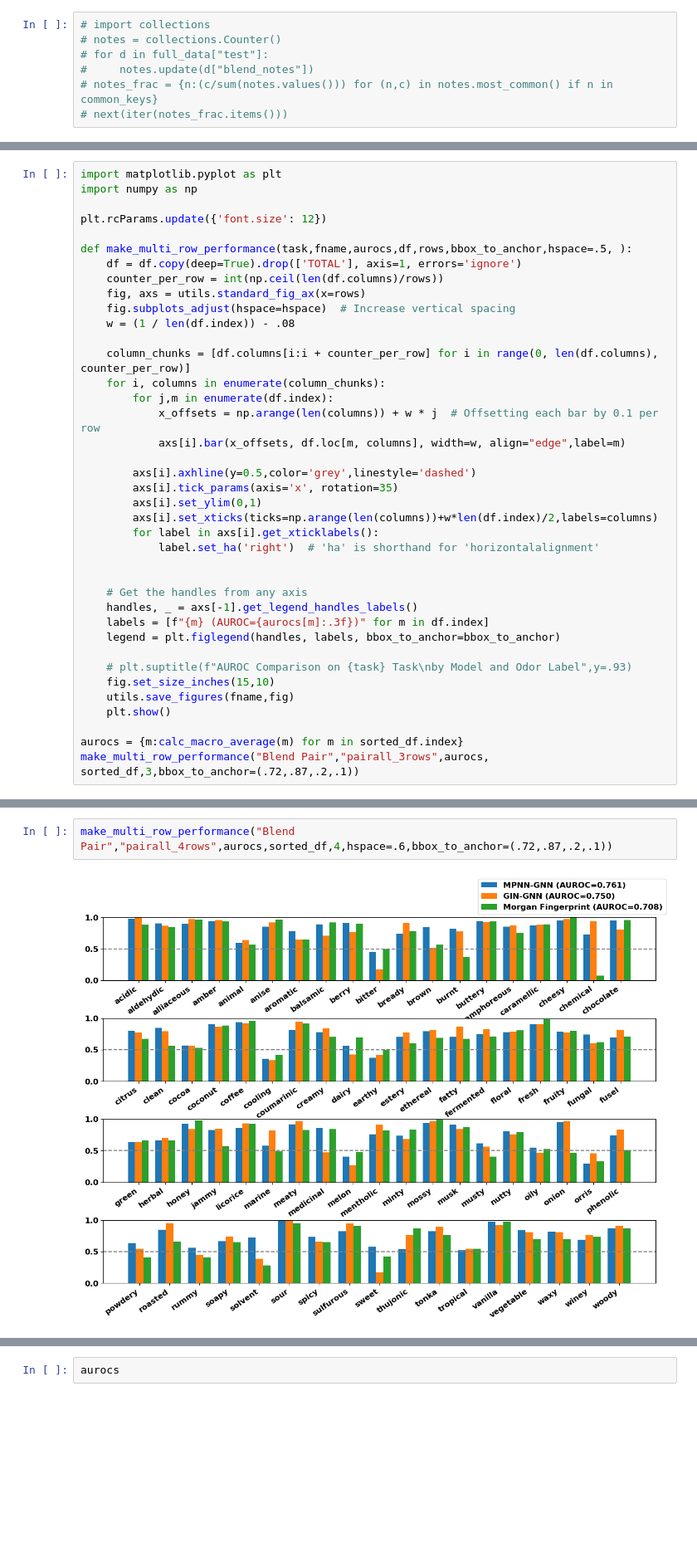
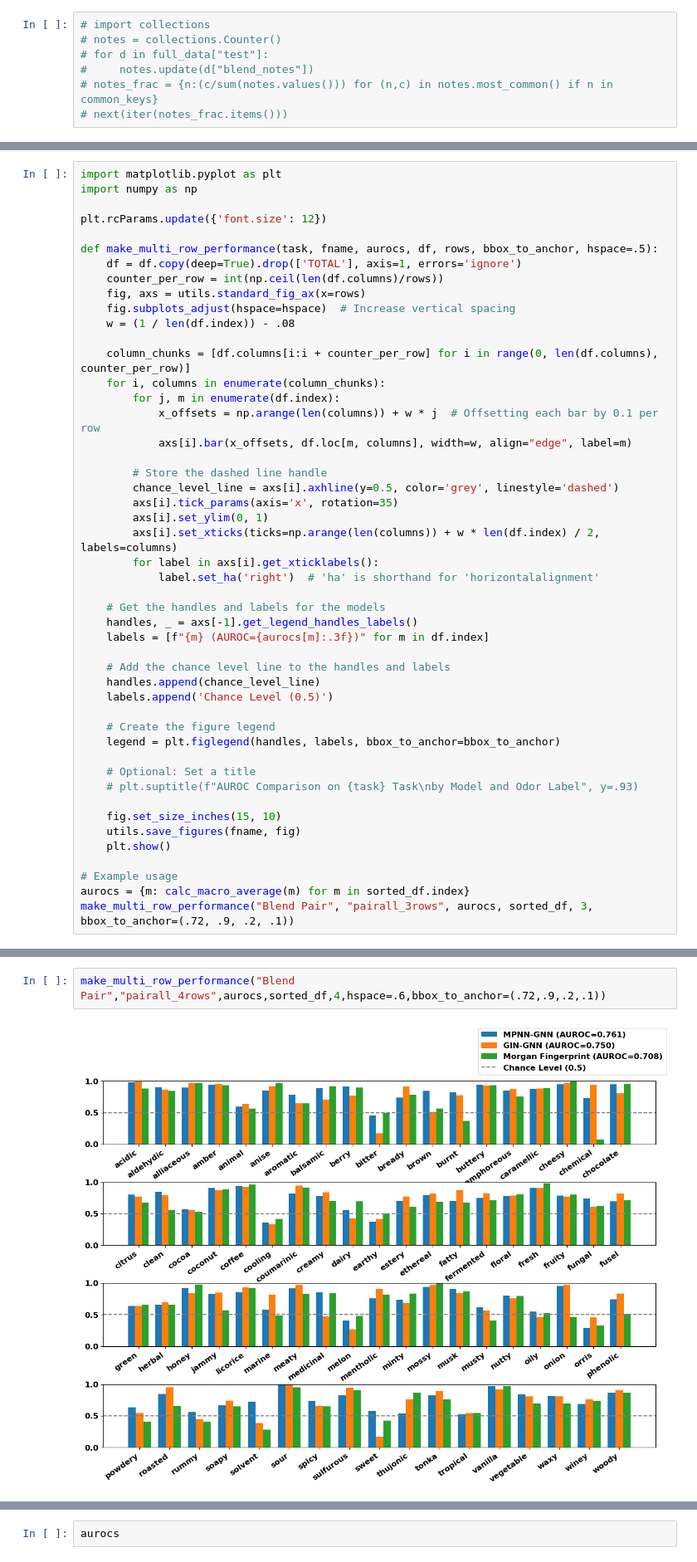
Before and after one commit to odor-pair/odor-pair, a Jupyter notebook: charts/scoring.ipynb, the cells around one changed output, grey strips where cells are left out. Shown at 83% size. Drawn from its saved outputs; the diff is of its cells as text; blank space fills up the shorter version.

```diff
--- a/charts/scoring.ipynb
+++ b/charts/scoring.ipynb
@@ -73,7 +73,7 @@ import numpy as np
 
 plt.rcParams.update({'font.size': 12})
 
-def make_multi_row_performance(task,fname,aurocs,df,rows,bbox_to_anchor,hspace=.5, ):
+def make_multi_row_performance(task, fname, aurocs, df, rows, bbox_to_anchor, hspace=.5):
     df = df.copy(deep=True).drop(['TOTAL'], axis=1, errors='ignore')
     counter_per_row = int(np.ceil(len(df.columns)/rows))
     fig, axs = utils.standard_fig_ax(x=rows)
@@ -82,28 +82,37 @@ def make_multi_row_performance(task,fname,aurocs,df,rows,bbox_to_anchor,hspace=.
 
     column_chunks = [df.columns[i:i + counter_per_row] for i in range(0, len(df.columns), counter_per_row)]
     for i, columns in enumerate(column_chunks):
-        for j,m in enumerate(df.index):
+        for j, m in enumerate(df.index):
             x_offsets = np.arange(len(columns)) + w * j  # Offsetting each bar by 0.1 per row
-            axs[i].bar(x_offsets, df.loc[m, columns], width=w, align="edge",label=m)
+            axs[i].bar(x_offsets, df.loc[m, columns], width=w, align="edge", label=m)
 
-        axs[i].axhline(y=0.5,color='grey',linestyle='dashed')
+        # Store the dashed line handle
+        chance_level_line = axs[i].axhline(y=0.5, color='grey', linestyle='dashed')
         axs[i].tick_params(axis='x', rotation=35)
-        axs[i].set_ylim(0,1)
-        axs[i].set_xticks(ticks=np.arange(len(columns))+w*len(df.index)/2,labels=columns)
+        axs[i].set_ylim(0, 1)
+        axs[i].set_xticks(ticks=np.arange(len(columns)) + w * len(df.index) / 2, labels=columns)
         for label in axs[i].get_xticklabels():
             label.set_ha('right')  # 'ha' is shorthand for 'horizontalalignment'
 
-
-    # Get the handles from any axis
+    # Get the handles and labels for the models
     handles, _ = axs[-1].get_legend_handles_labels()
     labels = [f"{m} (AUROC={aurocs[m]:.3f})" for m in df.index]
+
+    # Add the chance level line to the handles and labels
+    handles.append(chance_level_line)
+    labels.append('Chance Level (0.5)')
+
+    # Create the figure legend
     legend = plt.figlegend(handles, labels, bbox_to_anchor=bbox_to_anchor)
 
-    # plt.suptitle(f"AUROC Comparison on {task} Task\nby Model and Odor Label",y=.93)
-    fig.set_size_inches(15,10)
-    utils.save_figures(fname,fig)
+    # Optional: Set a title
+    # plt.suptitle(f"AUROC Comparison on {task} Task\nby Model and Odor Label", y=.93)
+
+    fig.set_size_inches(15, 10)
+    utils.save_figures(fname, fig)
     plt.show()
 
-aurocs = {m:calc_macro_average(m) for m in sorted_df.index}
-make_multi_row_performance("Blend Pair","pairall_3rows",aurocs, sorted_df,3,bbox_to_anchor=(.72,.87,.2,.1))
+# Example usage
+aurocs = {m: calc_macro_average(m) for m in sorted_df.index}
+make_multi_row_performance("Blend Pair", "pairall_3rows", aurocs, sorted_df, 3, bbox_to_anchor=(.72, .9, .2, .1))
 # %% [output]
@@ -111,7 +120,7 @@ make_multi_row_performance("Blend Pair","pairall_3rows",aurocs, sorted_df,3,bbox
 # %%
-make_multi_row_performance("Blend Pair","pairall_4rows",aurocs,sorted_df,4,hspace=.6,bbox_to_anchor=(.72,.87,.2,.1))
+make_multi_row_performance("Blend Pair","pairall_4rows",aurocs,sorted_df,4,hspace=.6,bbox_to_anchor=(.72,.9,.2,.1))
 # %% [output]
-[figure, old version]
+[figure, new version]
 # %%
 import os
 import json
```
Also changed, not shown: parts of 5 cells of this notebook, 35 other files.
